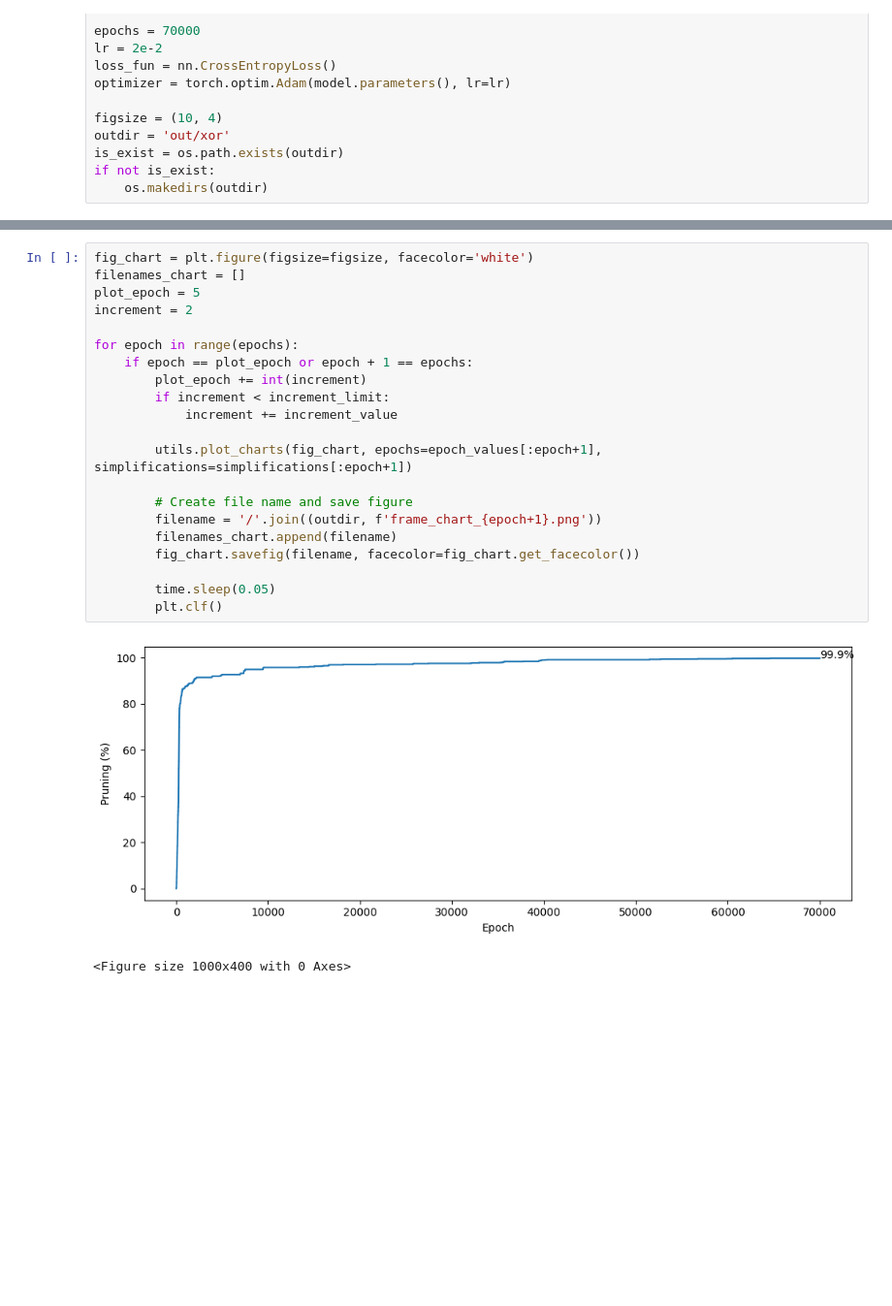
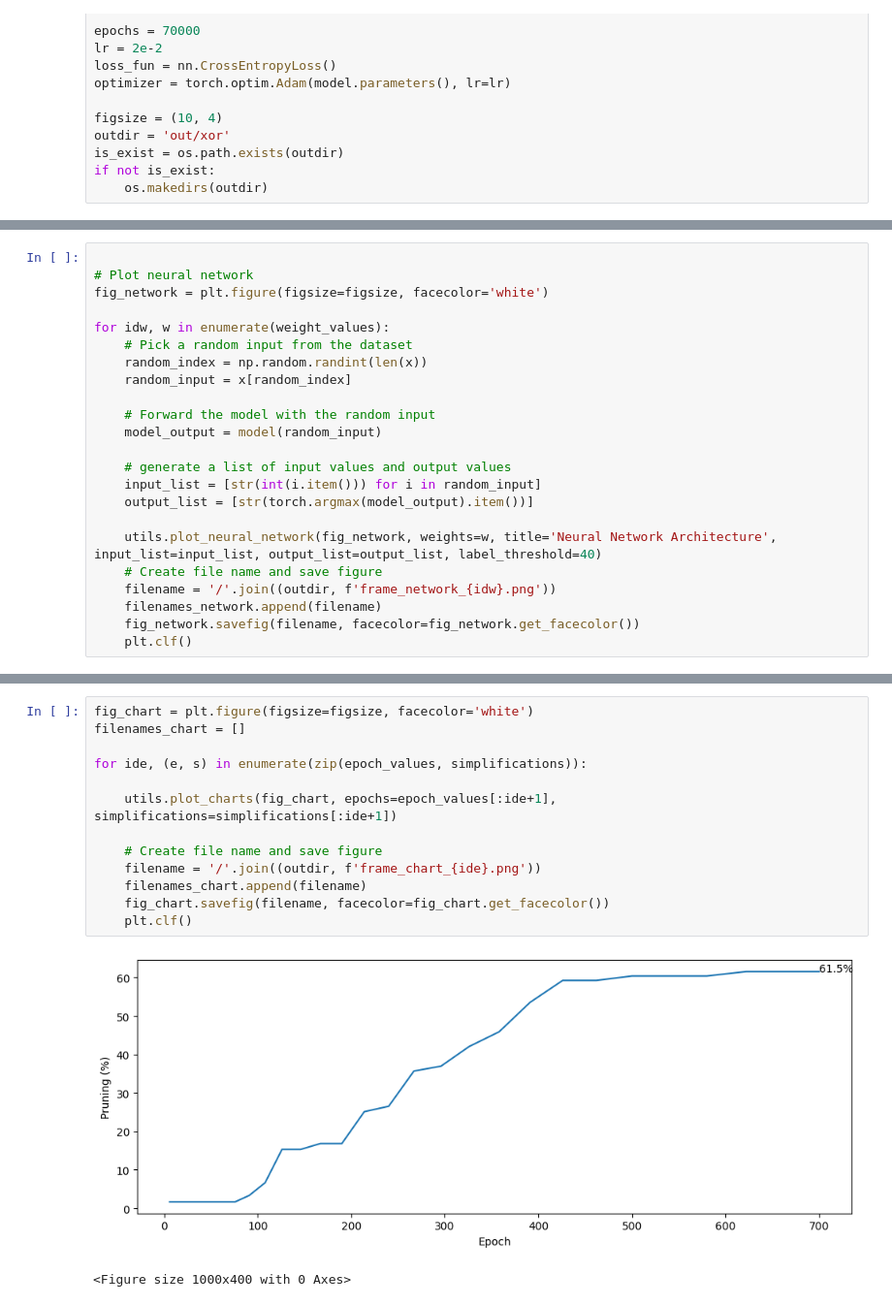
Before and after one commit to simocolo/nnDrain, a Jupyter notebook: simplify_xor.ipynb, the cells around one changed output, grey strips where cells are left out. Shown: that part at 97% size. Cells and saved outputs as stored; diff of their text form; blank space fills up the shorter version.

```diff
--- a/simplify_xor.ipynb
+++ b/simplify_xor.ipynb
@@ -190,0 +191,23 @@ XOR Example Epoch [70000/70000] Train Loss 0.0000 Params/StartParams: 30/21662 L
+# %%
+
+# Plot neural network
+fig_network = plt.figure(figsize=figsize, facecolor='white')
+
+for idw, w in enumerate(weight_values):
+    # Pick a random input from the dataset
+    random_index = np.random.randint(len(x))
+    random_input = x[random_index]
+
+    # Forward the model with the random input
+    model_output = model(random_input)
+
+    # generate a list of input values and output values
+    input_list = [str(int(i.item())) for i in random_input]
+    output_list = [str(torch.argmax(model_output).item())]
+
+    utils.plot_neural_network(fig_network, weights=w, title='Neural Network Architecture', input_list=input_list, output_list=output_list, label_threshold=40)
+    # Create file name and save figure
+    filename = '/'.join((outdir, f'frame_network_{idw}.png'))
+    filenames_network.append(filename)
+    fig_network.savefig(filename, facecolor=fig_network.get_facecolor())
+    plt.clf()
@@ -191,26 +217,18 @@ XOR Example Epoch [70000/70000] Train Loss 0.0000 Params/StartParams: 30/21662 L
 # %%
 fig_chart = plt.figure(figsize=figsize, facecolor='white')
 filenames_chart = []
-plot_epoch = 5
-increment = 2
 
-for epoch in range(epochs):
-    if epoch == plot_epoch or epoch + 1 == epochs:
-        plot_epoch += int(increment)
-        if increment < increment_limit:
-            increment += increment_value
+for ide, (e, s) in enumerate(zip(epoch_values, simplifications)):
 
-        utils.plot_charts(fig_chart, epochs=epoch_values[:epoch+1], simplifications=simplifications[:epoch+1])
+    utils.plot_charts(fig_chart, epochs=epoch_values[:ide+1], simplifications=simplifications[:ide+1])
 
-        # Create file name and save figure
-        filename = '/'.join((outdir, f'frame_chart_{epoch+1}.png'))
-        filenames_chart.append(filename)
-        fig_chart.savefig(filename, facecolor=fig_chart.get_facecolor())
-
-        time.sleep(0.05)
-        plt.clf()
+    # Create file name and save figure
+    filename = '/'.join((outdir, f'frame_chart_{ide}.png'))
+    filenames_chart.append(filename)
+    fig_chart.savefig(filename, facecolor=fig_chart.get_facecolor())
+    plt.clf()
 # %% [output]
-[figure, old version]
+[figure, new version]
 <Figure size 1000x400 with 0 Axes>
 # %%
 filenames = []
```
Also changed, not shown: parts of 6 cells of this notebook, 3 other files.
